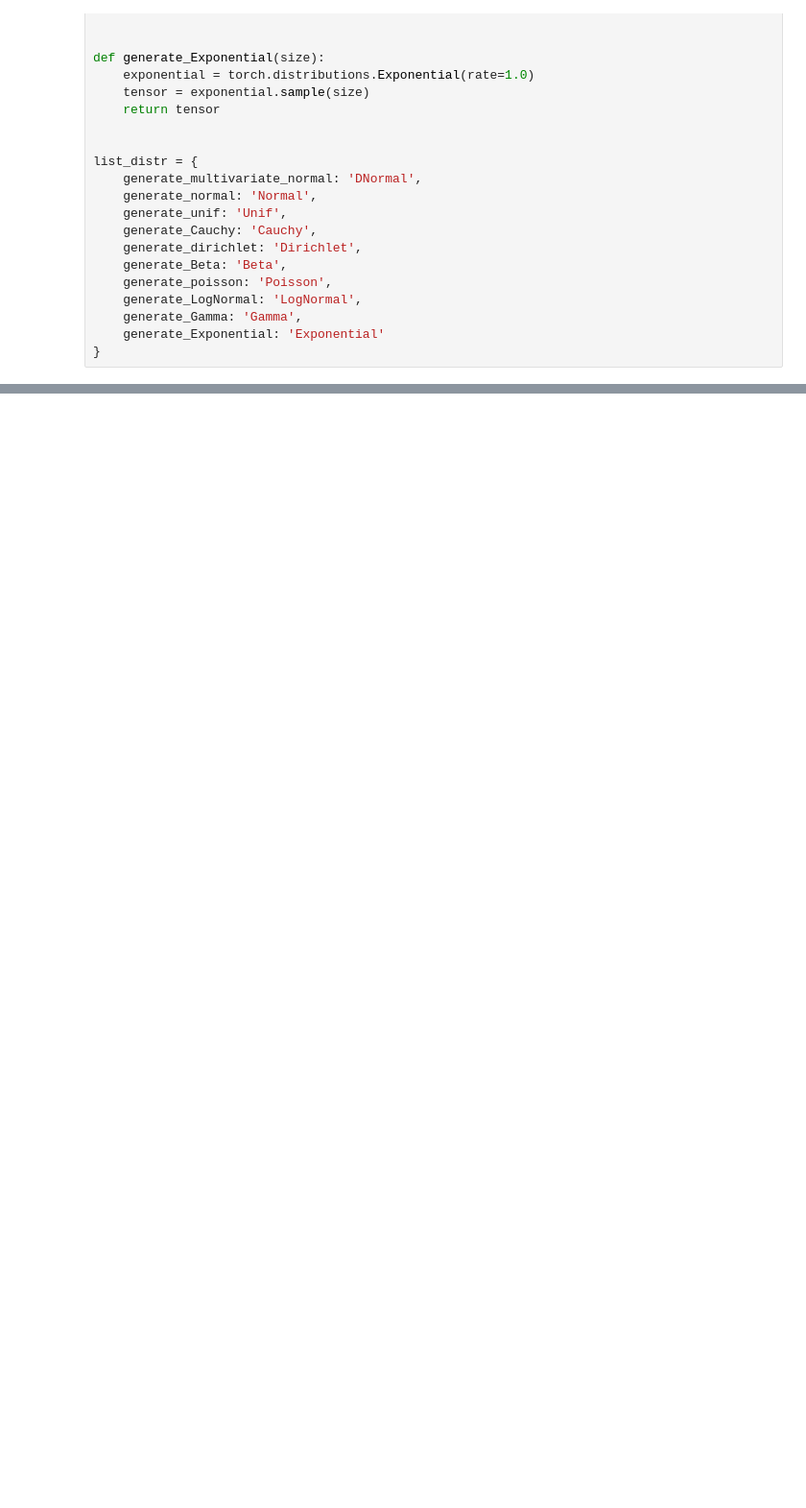
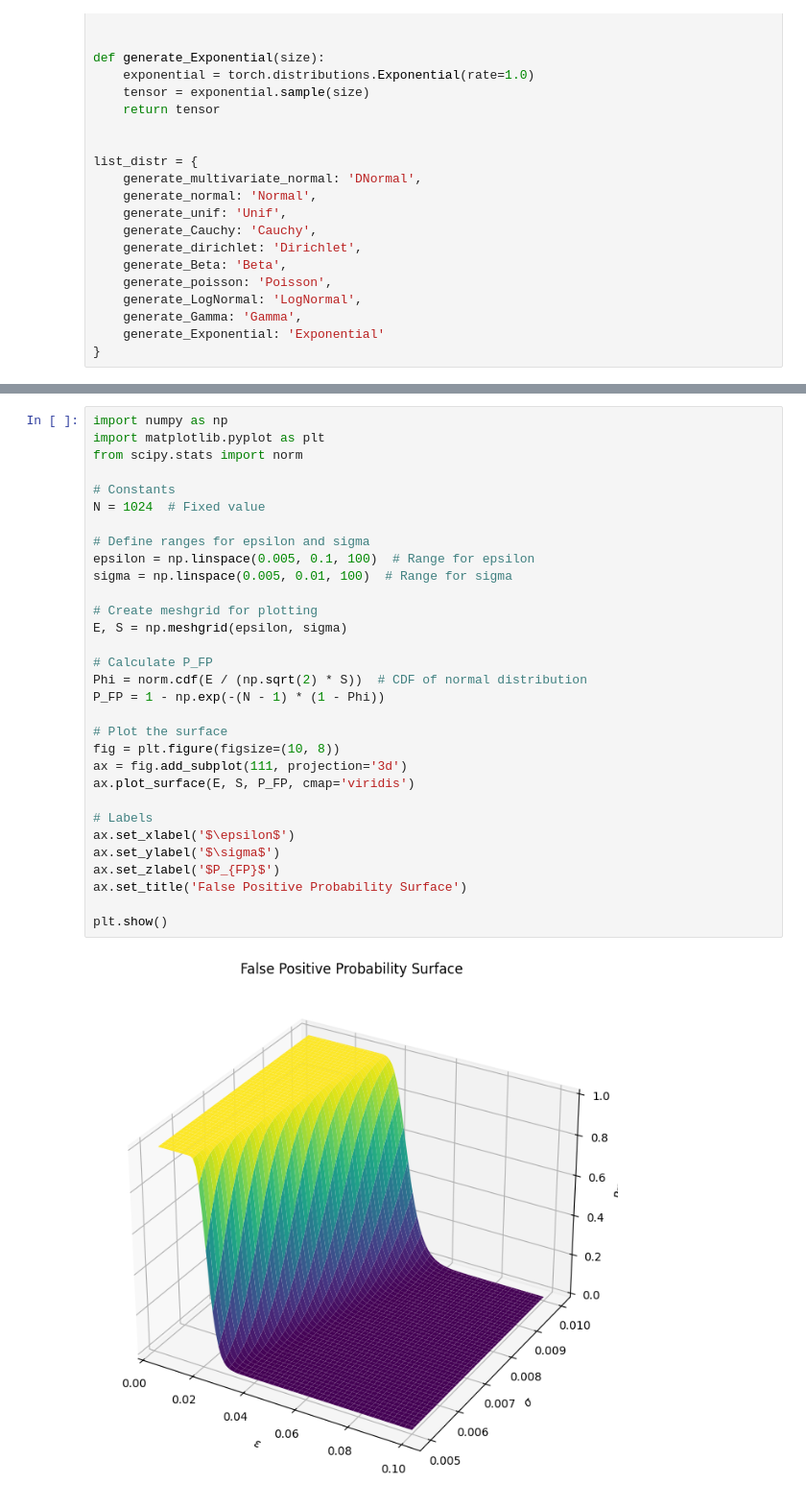
Before and after one commit to DanilishinArtem/Assembler, a Jupyter notebook: test.ipynb, the cells around one changed output, grey strips where cells are left out. Shown at 96% size. Saved outputs shown, nothing was run; the diff lists cells and outputs as text; blank space fills up the shorter version.

```diff
--- a/test.ipynb
+++ b/test.ipynb
@@ -244,0 +148,33 @@ Hartigan's Dip Test: Dip = 0.020141056561104792, p-value = 0.0063004492702232184
+# %%
+import numpy as np
+import matplotlib.pyplot as plt
+from scipy.stats import norm
+
+# Constants
+N = 1024  # Fixed value
+
+# Define ranges for epsilon and sigma
+epsilon = np.linspace(0.005, 0.1, 100)  # Range for epsilon
+sigma = np.linspace(0.005, 0.01, 100)  # Range for sigma
+
+# Create meshgrid for plotting
+E, S = np.meshgrid(epsilon, sigma)
+
+# Calculate P_FP
+Phi = norm.cdf(E / (np.sqrt(2) * S))  # CDF of normal distribution
+P_FP = 1 - np.exp(-(N - 1) * (1 - Phi))
+
+# Plot the surface
+fig = plt.figure(figsize=(10, 8))
+ax = fig.add_subplot(111, projection='3d')
+ax.plot_surface(E, S, P_FP, cmap='viridis')
+
+# Labels
+ax.set_xlabel('$\epsilon$')
+ax.set_ylabel('$\sigma$')
+ax.set_zlabel('$P_{FP}$')
+ax.set_title('False Positive Probability Surface')
+
+plt.show()
+# %% [output]
+[figure, added]
```
Also changed, not shown: parts of 10 cells of this notebook.
